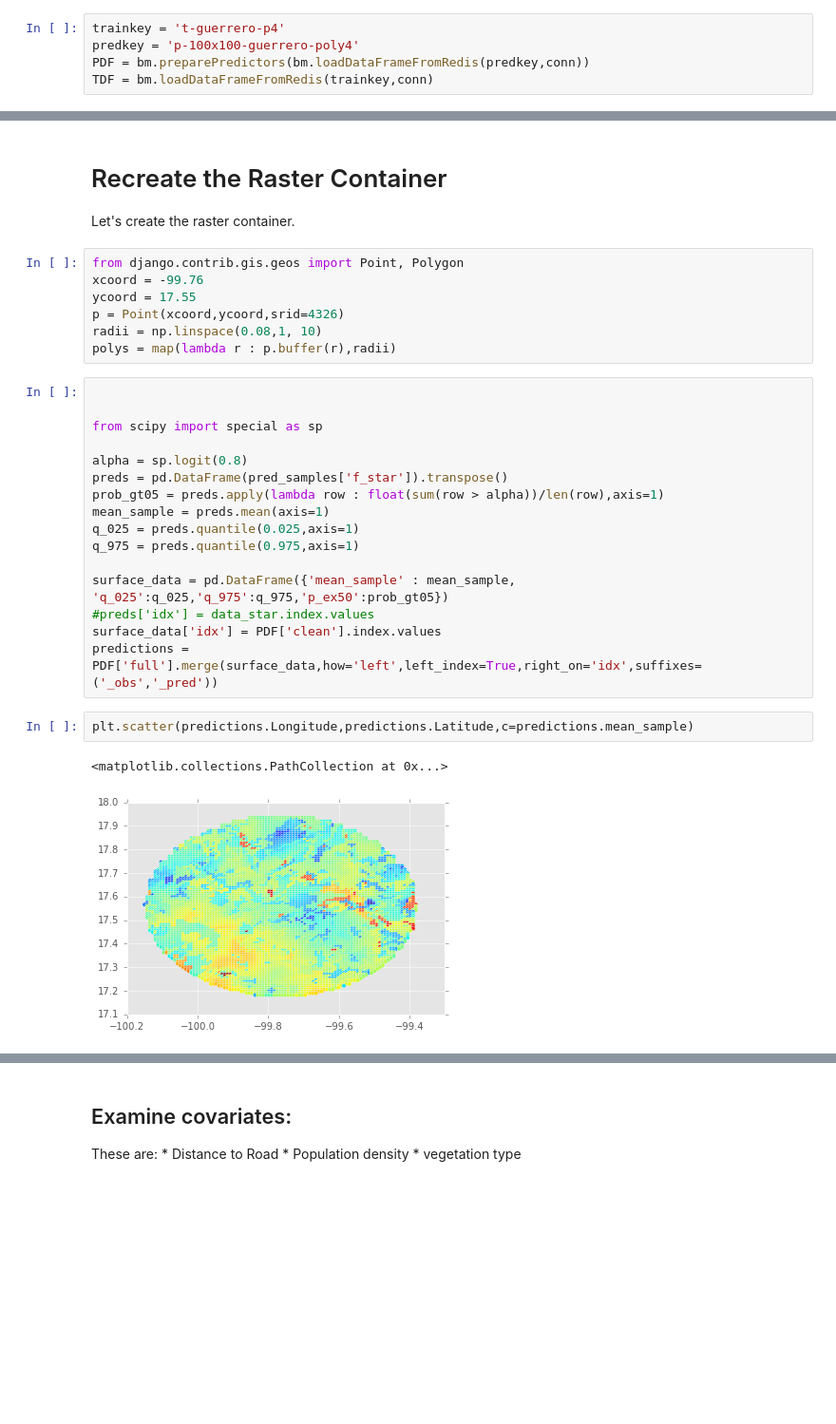
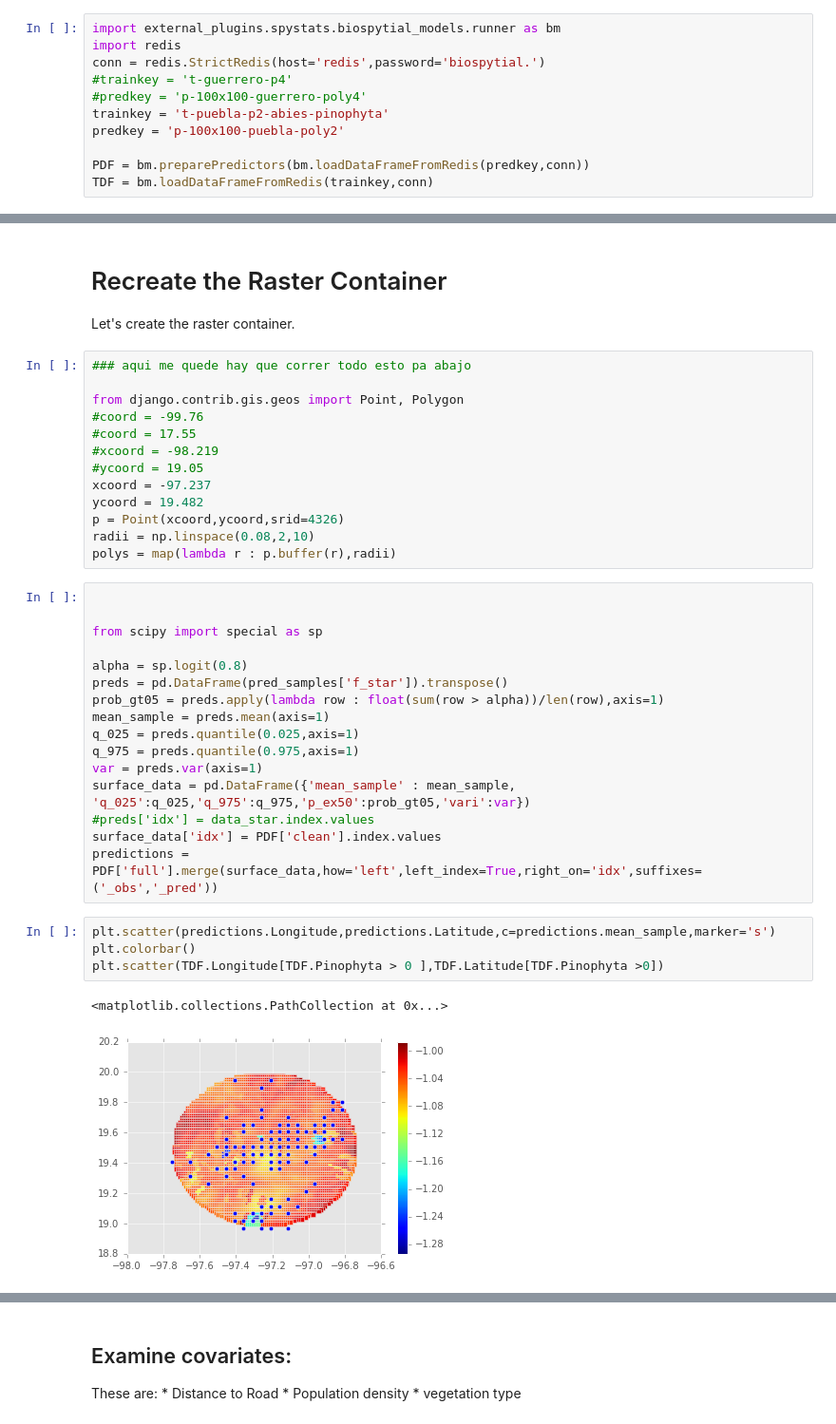
Before and after one commit to molgor/biospytial, a Jupyter notebook: ipython-notebooks/demos/statistical_models/binomial_examples/presence-only_model/[Regression]Test.ipynb, the cells around one changed output, grey strips where cells are left out. Shown at 95% size. Cells and saved outputs as stored; diff of their text form; blank space fills up the shorter version.

```diff
--- a/ipython-notebooks/demos/statistical_models/binomial_examples/presence-only_model/[Regression]Test.ipynb
+++ b/ipython-notebooks/demos/statistical_models/binomial_examples/presence-only_model/[Regression]Test.ipynb
@@ -23,6 +18,12 @@ conn = redis.StrictRedis(host='redis',password='biospytial.')
 # %%
-trainkey = 't-guerrero-p4'
-predkey = 'p-100x100-guerrero-poly4'
+import external_plugins.spystats.biospytial_models.runner as bm
+import redis
+conn = redis.StrictRedis(host='redis',password='biospytial.')
+#trainkey = 't-guerrero-p4'
+#predkey = 'p-100x100-guerrero-poly4'
+trainkey = 't-puebla-p2-abies-pinophyta'
+predkey = 'p-100x100-puebla-poly2'
+
 PDF = bm.preparePredictors(bm.loadDataFrameFromRedis(predkey,conn))
 TDF = bm.loadDataFrameFromRedis(trainkey,conn)
 # %% [output]
@@ -92,11 +116,17 @@ pred_samples['f_star'].shape
 # Recreate the Raster Container
 Let's create the raster container.
 # %%
+### aqui me quede hay que correr todo esto pa abajo
+
 from django.contrib.gis.geos import Point, Polygon
-xcoord = -99.76
-ycoord = 17.55
+#coord = -99.76
+#coord = 17.55
+#xcoord = -98.219
+#ycoord = 19.05
+xcoord = -97.237
+ycoord = 19.482
 p = Point(xcoord,ycoord,srid=4326)
-radii = np.linspace(0.08,1, 10)
+radii = np.linspace(0.08,2,10)
 polys = map(lambda r : p.buffer(r),radii)
 # %%
 
@@ -109,16 +139,18 @@ prob_gt05 = preds.apply(lambda row : float(sum(row > alpha))/len(row),axis=1)
 mean_sample = preds.mean(axis=1)
 q_025 = preds.quantile(0.025,axis=1)
 q_975 = preds.quantile(0.975,axis=1)
-
-surface_data = pd.DataFrame({'mean_sample' : mean_sample, 'q_025':q_025,'q_975':q_975,'p_ex50':prob_gt05})
+var = preds.var(axis=1)
+surface_data = pd.DataFrame({'mean_sample' : mean_sample, 'q_025':q_025,'q_975':q_975,'p_ex50':prob_gt05,'vari':var})
 #preds['idx'] = data_star.index.values
 surface_data['idx'] = PDF['clean'].index.values
 predictions = PDF['full'].merge(surface_data,how='left',left_index=True,right_on='idx',suffixes=('_obs','_pred'))
 # %%
-plt.scatter(predictions.Longitude,predictions.Latitude,c=predictions.mean_sample)
+plt.scatter(predictions.Longitude,predictions.Latitude,c=predictions.mean_sample,marker='s')
+plt.colorbar()
+plt.scatter(TDF.Longitude[TDF.Pinophyta > 0 ],TDF.Latitude[TDF.Pinophyta >0])
 # %% [output]
 <matplotlib.collections.PathCollection at 0x...>
-[figure, old version]
+[figure, new version]
 # %%
 from raster_api.models import raster_models as models
 from raster_api.tools import RasterData, RasterContainer
```
Also changed, not shown: parts of 16 cells of this notebook, 8 other files.
